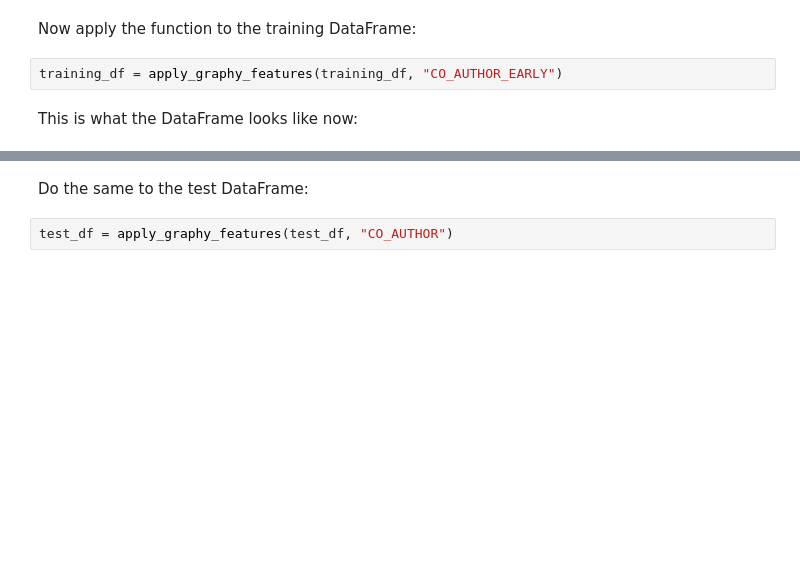
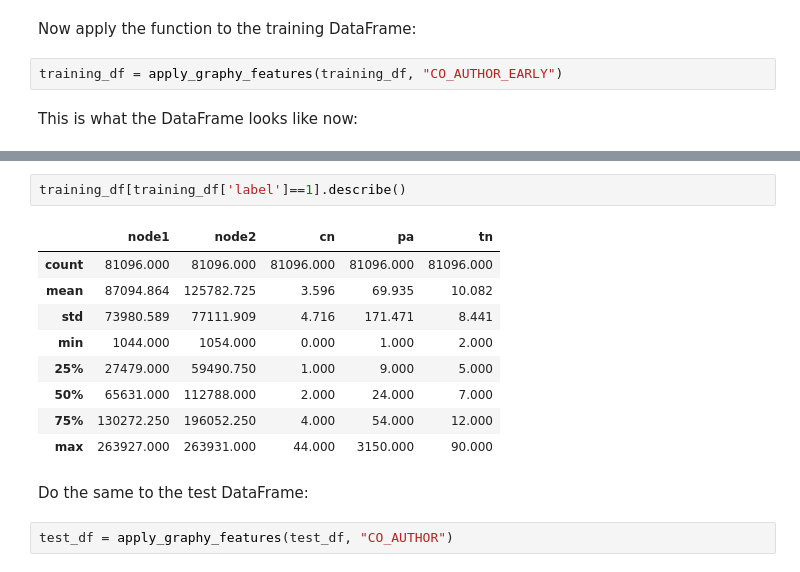
Before and after one commit to kenttw/kent-ai-learning-notebook, a Jupyter notebook: Machine_Learning_Exercise/Graph/Link_Prediction_2.ipynb, the cells around one changed output, grey strips where cells are left out. Drawn from its saved outputs; the diff is of its cells as text; blank space fills up the shorter version.

```diff
--- a/Machine_Learning_Exercise/Graph/Link_Prediction_2.ipynb
+++ b/Machine_Learning_Exercise/Graph/Link_Prediction_2.ipynb
@@ -404,3 +435,15 @@ training_df.head()
+# %%
+training_df[training_df['label']==1].describe()
+# %% [output]
+|  | node1 | node2 | cn | pa | tn |
+| count | 81096.000 | 81096.000 | 81096.000 | 81096.000 | 81096.000 |
+| mean | 87094.864 | 125782.725 | 3.596 | 69.935 | 10.082 |
+| std | 73980.589 | 77111.909 | 4.716 | 171.471 | 8.441 |
+| min | 1044.000 | 1054.000 | 0.000 | 1.000 | 2.000 |
+| 25% | 27479.000 | 59490.750 | 1.000 | 9.000 | 5.000 |
+| 50% | 65631.000 | 112788.000 | 2.000 | 24.000 | 7.000 |
+| 75% | 130272.250 | 196052.250 | 4.000 | 54.000 | 12.000 |
+| max | 263927.000 | 263931.000 | 44.000 | 3150.000 | 90.000 |
 # %% [markdown]
 Do the same to the test DataFrame:
 # %%
```
Also changed, not shown: parts of 9 cells of this notebook.
